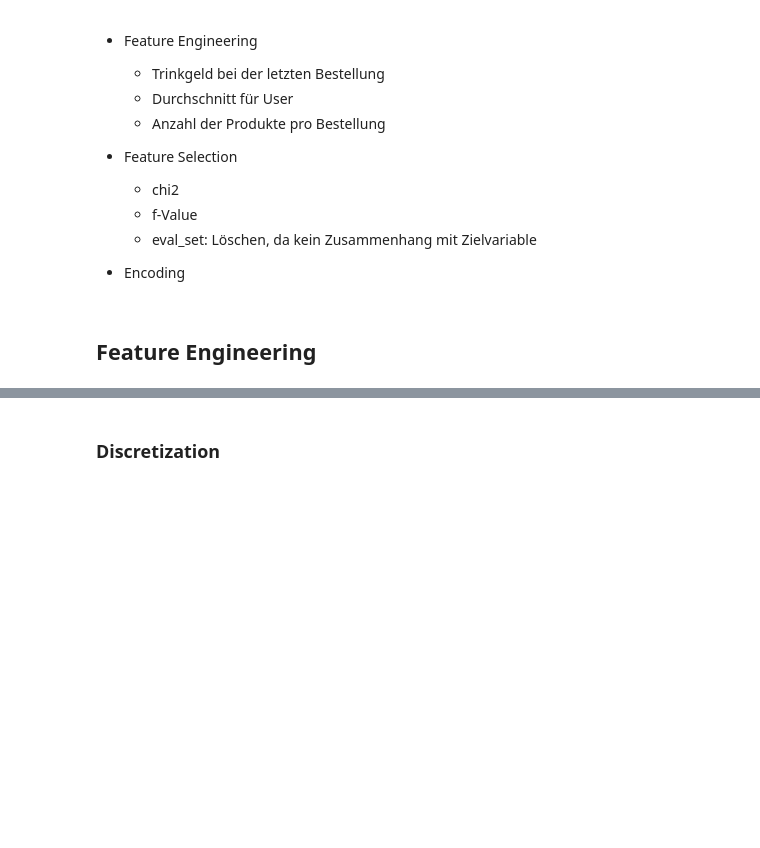
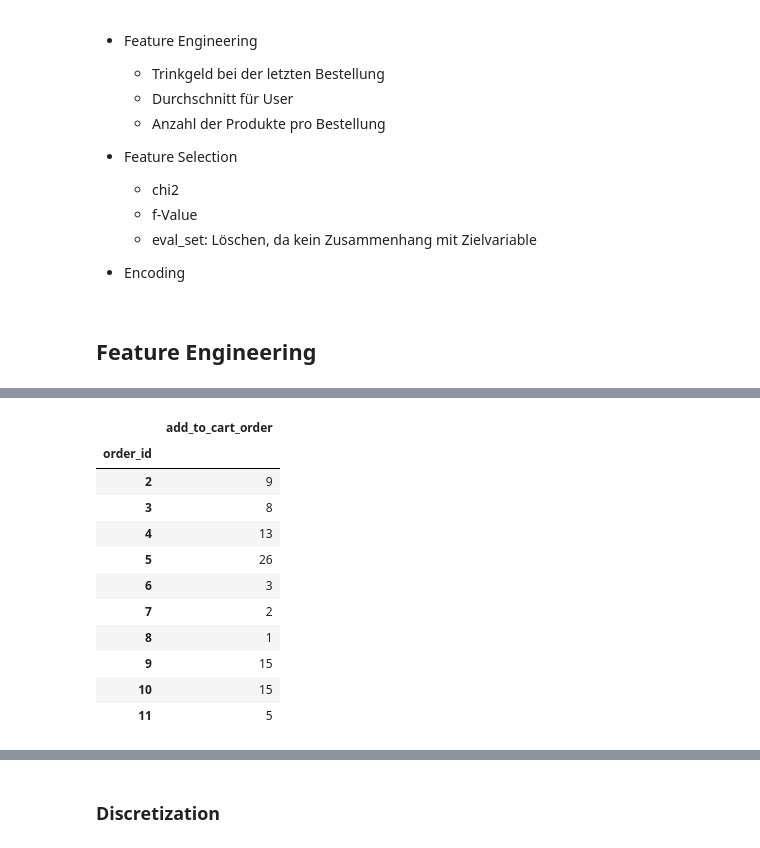
Before and after one commit to JonasHauth/Instacart-Tip-Prediction---Gruppe-6, a Jupyter notebook: Tip_Prediction_Instacart.ipynb, the cells around one changed output, grey strips where cells are left out. Drawn from its saved outputs; the diff is of its cells as text; code cells hidden in the pictures; blank space fills up the shorter version.

```diff
--- a/Tip_Prediction_Instacart.ipynb
+++ b/Tip_Prediction_Instacart.ipynb
@@ -509,0 +551,16 @@ Decreased by 66.4%
+# %%
+count_items = h.groupby(['order_id']).max()
+count_items.head(10)
+# %% [output]
+|  | add_to_cart_order |
+| order_id |  |
+| 2 | 9 |
+| 3 | 8 |
+| 4 | 13 |
+| 5 | 26 |
+| 6 | 3 |
+| 7 | 2 |
+| 8 | 1 |
+| 9 | 15 |
+| 10 | 15 |
+| 11 | 5 |
```
Also changed, not shown: parts of 7 cells of this notebook.
